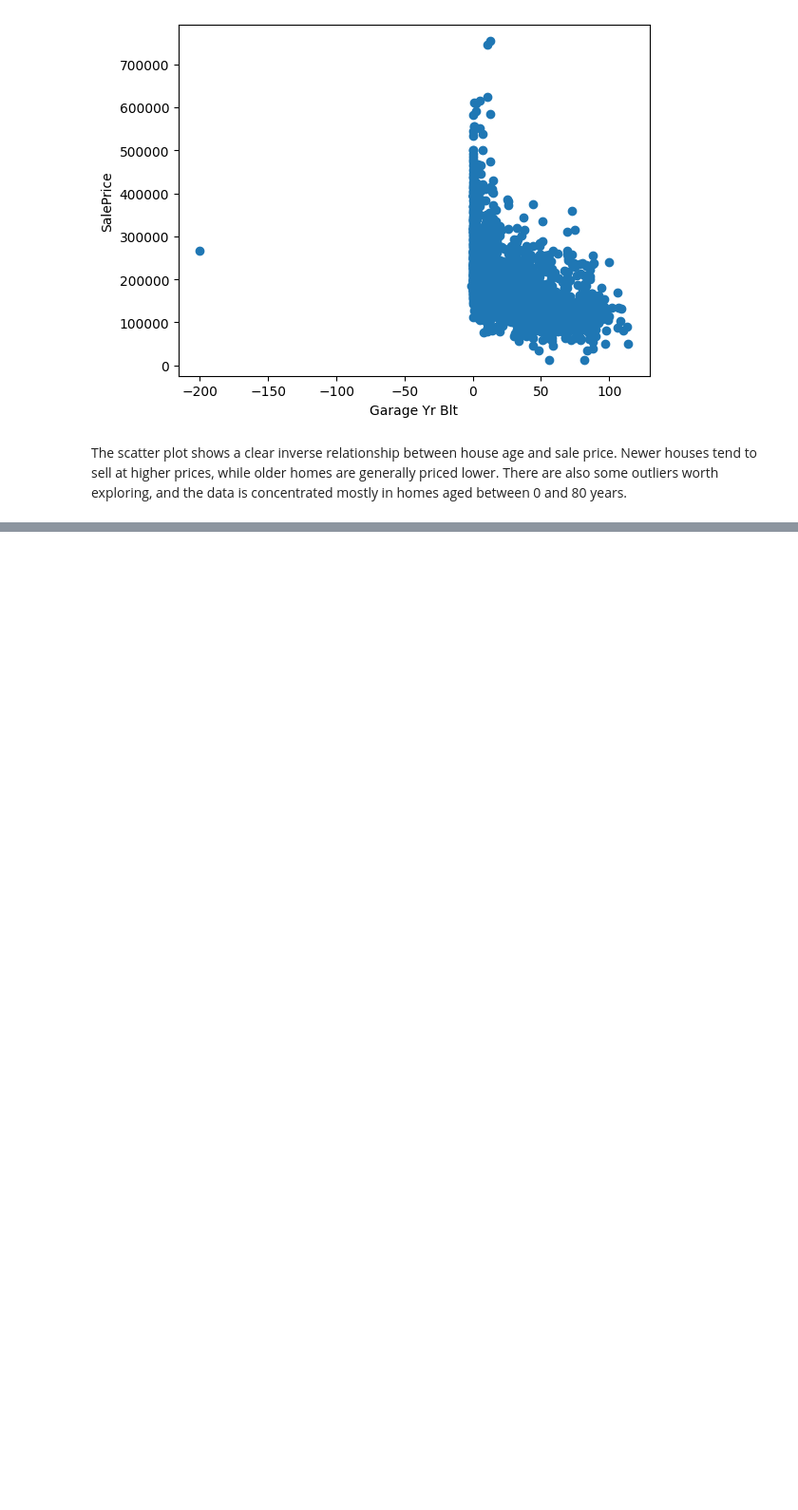
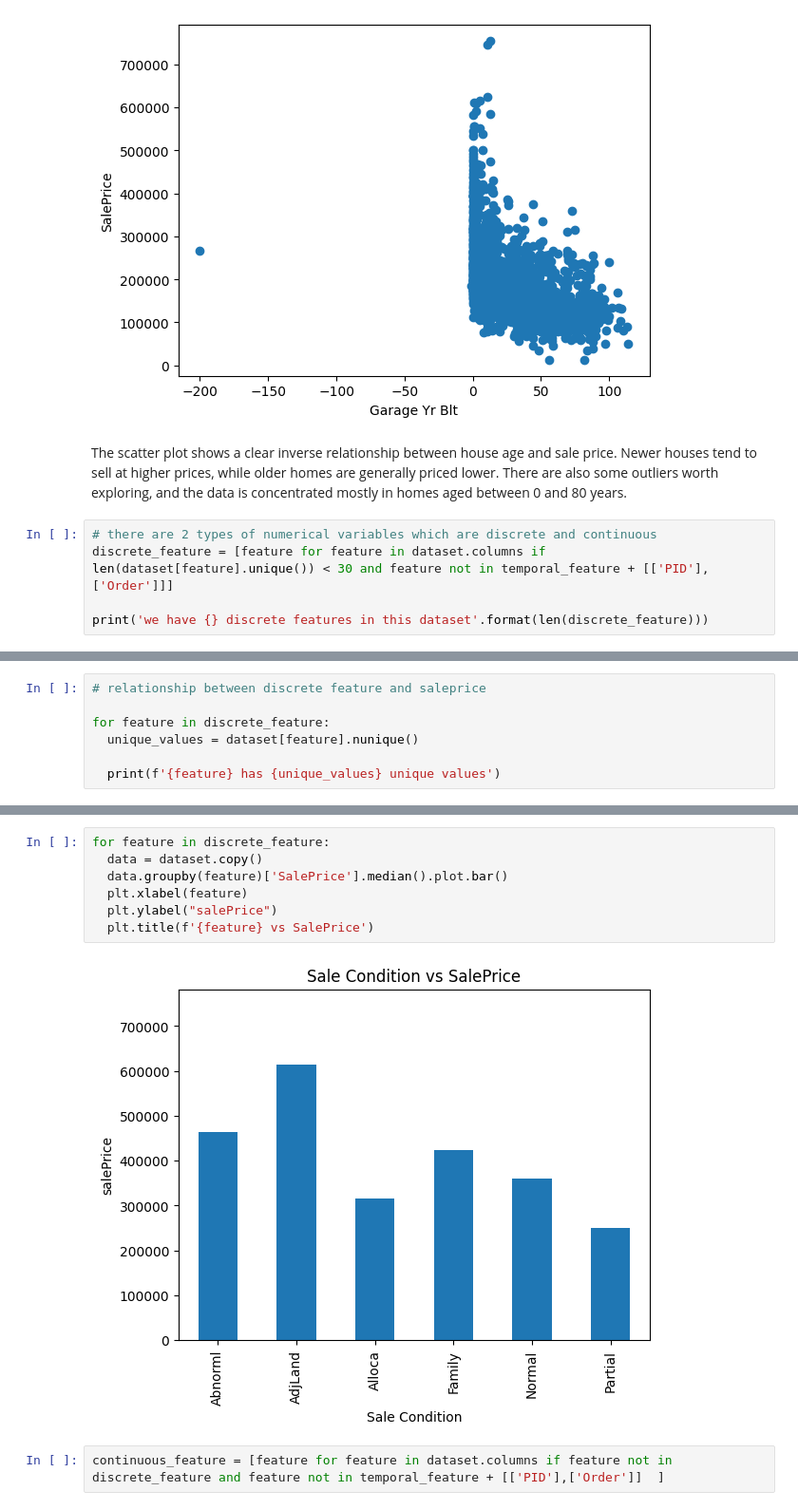
Before and after one commit to amarpoji/ames-housing-project, a Jupyter notebook: notebooks/eda_krishnaik.ipynb, the cells around one changed output, grey strips where cells are left out. Shown at 95% size. Drawn from its saved outputs; the diff is of its cells as text; blank space fills up the shorter version.

Commit message:
explroration data analysis

```diff
--- a/notebooks/eda_krishnaik.ipynb
+++ b/notebooks/eda_krishnaik.ipynb
@@ -199,3 +190,8 @@ for feature in temporal_feature:
 [figure]
 # %% [markdown]
 The scatter plot shows a clear inverse relationship between house age and sale price. Newer houses tend to sell at higher prices, while older homes are generally priced lower. There are also some outliers worth exploring, and the data is concentrated mostly in homes aged between 0 and 80 years.
+# %%
+# there are 2 types of numerical variables which are discrete and continuous
+discrete_feature = [feature for feature in dataset.columns if len(dataset[feature].unique()) < 30 and feature not in temporal_feature + [['PID'],['Order']]]
+
+print('we have {} discrete features in this dataset'.format(len(discrete_feature)))
@@ -201,0 +200,7 @@ The scatter plot shows a clear inverse relationship between house age and sale p
+# %%
+# relationship between discrete feature and saleprice
+
+for feature in discrete_feature:
+  unique_values = dataset[feature].nunique()
+
+  print(f'{feature} has {unique_values} unique values')
@@ -201,0 +225,11 @@ The scatter plot shows a clear inverse relationship between house age and sale p
+# %%
+for feature in discrete_feature:
+  data = dataset.copy()
+  data.groupby(feature)['SalePrice'].median().plot.bar()
+  plt.xlabel(feature)
+  plt.ylabel("salePrice")
+  plt.title(f'{feature} vs SalePrice')
+# %% [output]
+[figure, added]
+# %%
+continuous_feature = [feature for feature in dataset.columns if feature not in discrete_feature and feature not in temporal_feature + [['PID'],['Order']]  ]
```
Also changed, not shown: parts of 16 cells of this notebook.
